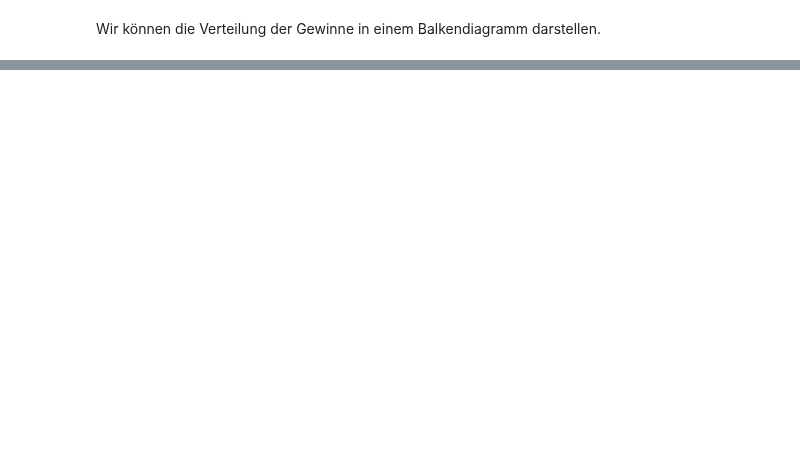
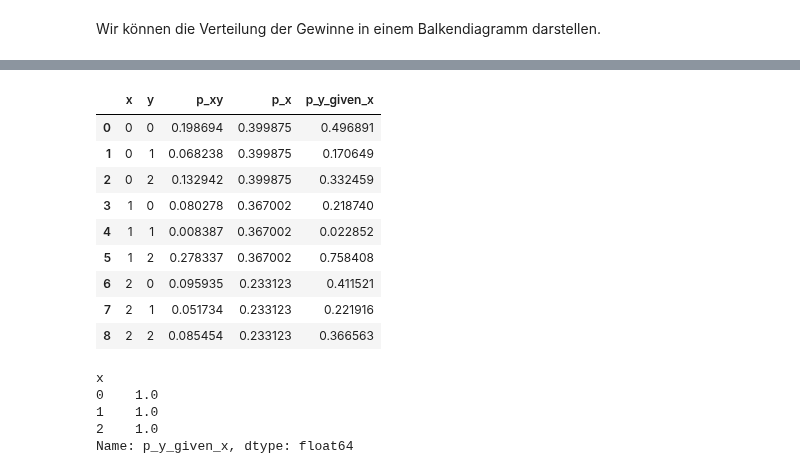
Before and after one commit to febse/econ2024-de, a Jupyter notebook: 02-Review/02-Probability.ipynb, the cells around one changed output, grey strips where cells are left out. Saved outputs shown, nothing was run; the diff lists cells and outputs as text; code cells hidden in the pictures; blank space fills up the shorter version.

```diff
--- a/02-Review/02-Probability.ipynb
+++ b/02-Review/02-Probability.ipynb
@@ -171,0 +241,13 @@ y = np.array(-1, 0, 1)
+# %%
+import itertools
+np.random.seed(322)
+
+# Wir erzeugen 9 Zufallszahlen
+joint_probs = np.random.rand(9)
+
+games2 = pd.DataFrame(itertools.product([0, 1, 2], [0, 1, 2]), columns=["x", "y"])
+# Damit diese Zufallszahlen die Bedingungen einer Wahrscheinlichkeitsverteilung erfüllen,
+# müssen sie normiert werden, damit sie sich zu 1 summieren
+
+games2["p_xy"] =  joint_probs / joint_probs.sum()
+games2
@@ -171,0 +343,25 @@ y = np.array(-1, 0, 1)
+# %%
+games2["p_x"] = games2.groupby("x")["p_xy"].transform('sum') # Die Randverteilung von X
+games2["p_y_given_x"] = games2["p_xy"] / games2["p_x"] # Die bedingte Wahrscheinlichkeit von Y gegeben X
+games2
+# %% [output]
+|  | x | y | p_xy | p_x | p_y_given_x |
+| 0 | 0 | 0 | 0.198694 | 0.399875 | 0.496891 |
+| 1 | 0 | 1 | 0.068238 | 0.399875 | 0.170649 |
+| 2 | 0 | 2 | 0.132942 | 0.399875 | 0.332459 |
+| 3 | 1 | 0 | 0.080278 | 0.367002 | 0.218740 |
+| 4 | 1 | 1 | 0.008387 | 0.367002 | 0.022852 |
+| 5 | 1 | 2 | 0.278337 | 0.367002 | 0.758408 |
+| 6 | 2 | 0 | 0.095935 | 0.233123 | 0.411521 |
+| 7 | 2 | 1 | 0.051734 | 0.233123 | 0.221916 |
+| 8 | 2 | 2 | 0.085454 | 0.233123 | 0.366563 |
+# %%
+# Überprüfen wir, dass sich die bedingten Wahrscheinlichkeiten zu 1 summieren
+
+games2.groupby("x")["p_y_given_x"].sum()
+# %% [output]
+x
+0    1.0
+1    1.0
+2    1.0
+Name: p_y_given_x, dtype: float64
```
Also changed, not shown: parts of 50 cells of this notebook, 2 other files.
